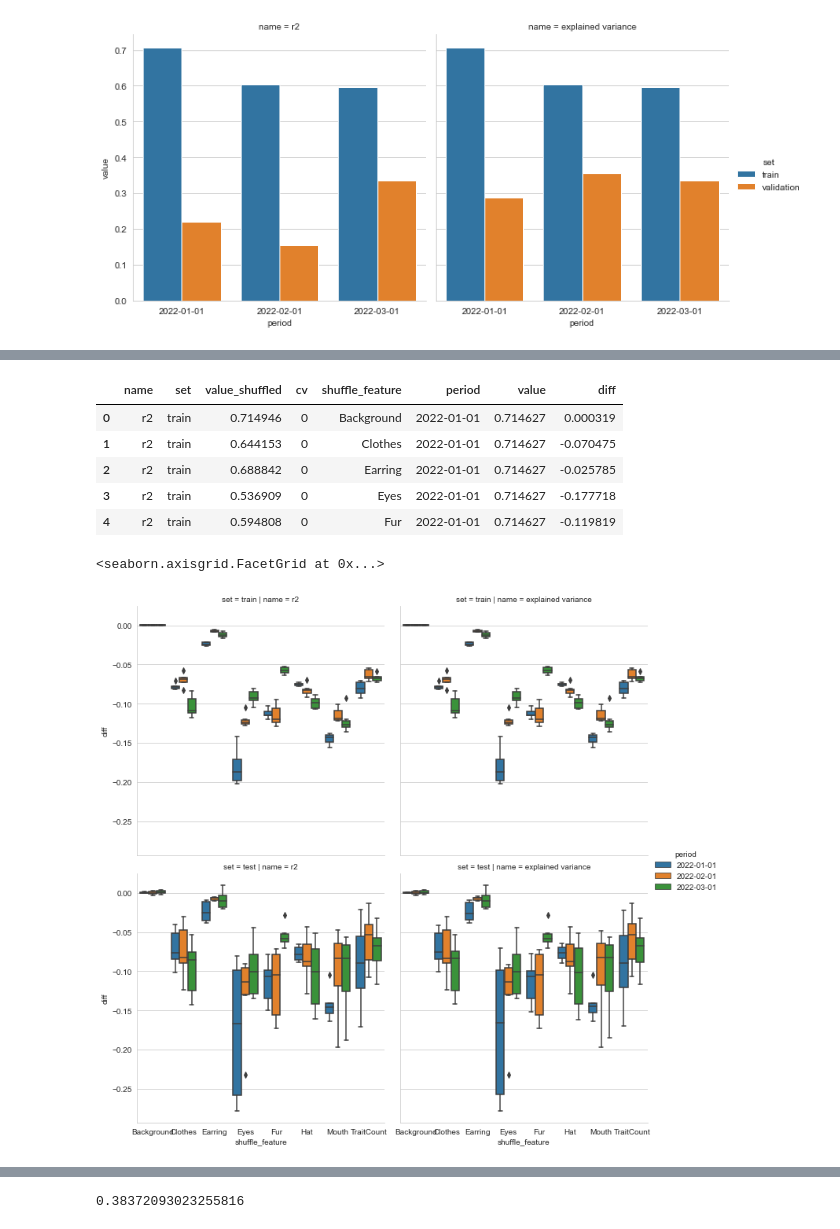
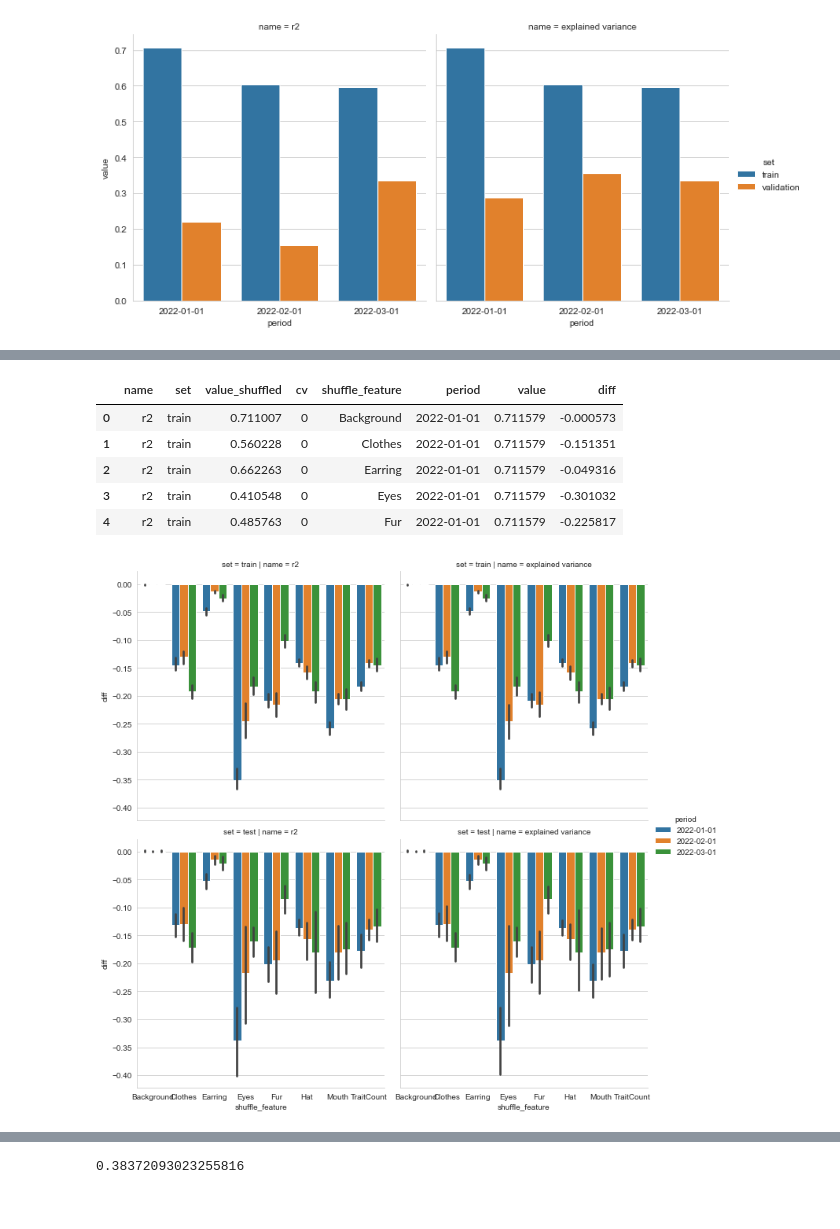
Before and after one commit to LBrinkmann/xai-nft, a Jupyter notebook: notebooks/model.ipynb, the cells around one changed output, grey strips where cells are left out. Drawn from its saved outputs; the diff is of its cells as text; code cells hidden in the pictures.

```diff
--- a/notebooks/model.ipynb
+++ b/notebooks/model.ipynb
@@ -115,17 +115,22 @@ for p in periods:
     for cv_idx, (train, test) in enumerate(kf.split(y_training)):
         y_train = y_training.iloc[train]
         y_test = y_training.iloc[test]
+        x_train = df_features.loc[y_train.index].copy()
+        x_train_enc = one_hot_encoder.transform(x_train)
+
+        model = ElasticNet(alpha=0.05, l1_ratio=1)
+        model.fit(x_train_enc, y_train)
+
         for shuffle_feature in feature_names + [None]:
             x_test = df_features.loc[y_test.index].copy()
             x_train = df_features.loc[y_train.index].copy()
             if shuffle_feature is not None:
                 x_train[shuffle_feature] = x_train[shuffle_feature].sample(frac=1, replace=False).values
+                x_test[shuffle_feature] = x_test[shuffle_feature].sample(frac=1, replace=False).values
 
             x_train_enc = one_hot_encoder.transform(x_train)
             x_test_enc = one_hot_encoder.transform(x_test)
 
-            model = ElasticNet(alpha=0.05, l1_ratio=1)
-            model.fit(x_train_enc, y_train)
             train_pred = model.predict(x_train_enc)
             test_pred = model.predict(x_test_enc)
             this_scores = [
@@ -189,13 +194,13 @@ shuffle_df['diff'] = shuffle_df['value_shuffled'] - shuffle_df['value']
 shuffle_df.head()
 # %% [output]
 |  | name | set | value_shuffled | cv | shuffle_feature | period | value | diff |
-| 0 | r2 | train | 0.714946 | 0 | Background | 2022-01-01 | 0.714627 | 0.000319 |
-| 1 | r2 | train | 0.644153 | 0 | Clothes | 2022-01-01 | 0.714627 | -0.070475 |
-| 2 | r2 | train | 0.688842 | 0 | Earring | 2022-01-01 | 0.714627 | -0.025785 |
-| 3 | r2 | train | 0.536909 | 0 | Eyes | 2022-01-01 | 0.714627 | -0.177718 |
-| 4 | r2 | train | 0.594808 | 0 | Fur | 2022-01-01 | 0.714627 | -0.119819 |
+| 0 | r2 | train | 0.711007 | 0 | Background | 2022-01-01 | 0.711579 | -0.000573 |
+| 1 | r2 | train | 0.560228 | 0 | Clothes | 2022-01-01 | 0.711579 | -0.151351 |
+| 2 | r2 | train | 0.662263 | 0 | Earring | 2022-01-01 | 0.711579 | -0.049316 |
+| 3 | r2 | train | 0.410548 | 0 | Eyes | 2022-01-01 | 0.711579 | -0.301032 |
+| 4 | r2 | train | 0.485763 | 0 | Fur | 2022-01-01 | 0.711579 | -0.225817 |
 # %%
-sns.catplot(data=shuffle_df, y='diff', x='shuffle_feature', hue='period', row='set', col='name', kind='box')
+g = sns.catplot(data=shuffle_df, y='diff', x='shuffle_feature', hue='period', row='set', col='name', kind='bar')
+g.savefig('shuffle_performance.png')
 # %% [output]
-<seaborn.axisgrid.FacetGrid at 0x...>
-[figure, old version]
+[figure, new version]
```
Also changed, not shown: parts of 4 cells of this notebook, 2 other files.
